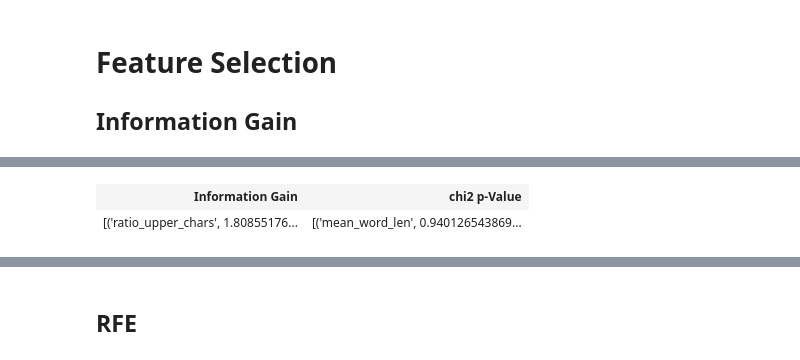
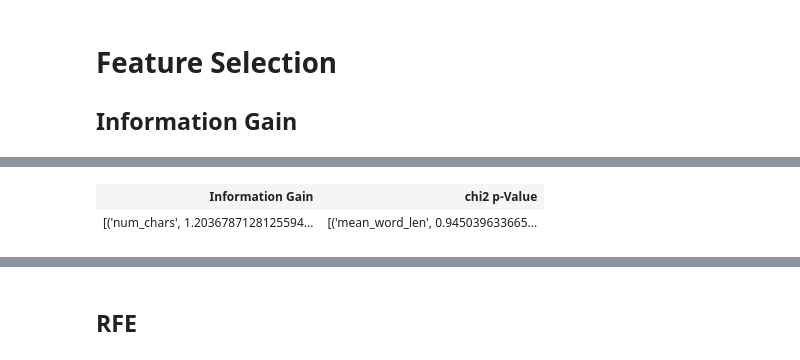
Before and after one commit to TimRepke/feiii2017, a Jupyter notebook: FEIII Challenge SVM.ipynb, the cells around one changed output, grey strips where cells are left out. Cells and saved outputs as stored; diff of their text form; code cells hidden in the pictures.

```diff
--- a/FEIII Challenge SVM.ipynb
+++ b/FEIII Challenge SVM.ipynb
@@ -2097,6 +2207,16 @@ agreement.describe()
 For a better overview the kappa scores visually for all pairs of annotators. Empty cells indicate, that there are no overlapping ratings.
 
 The plot on the left shows kappa values, that on the right the number of overlapping ratings.
+# %%
+vals = np.nan_to_num(smap.T+kmap)
+for i in range(smap.shape[0]):
+    for j in range(smap.shape[1]):
+        print(#"{}({},{}) [{:.2f}]".format(
+            "{} {} {:.2f}".format(
+            #"%" if not vals[i][j] else "",
+            i, j,
+            vals[i][j]
+            ))
 # %%
 %matplotlib inline
 import matplotlib.pyplot as plt
@@ -2173,8 +2362,12 @@ def entropy(x):
         s += (len(x[x==v])/len(x))*np.log2(len(x[x==v])/len(x))
     return -s
 
-def information_gain(X, y, a):
+def information_gain(X, y, a, bins=None):
     X_a = X[:,a]
+
+    if bins is not None:
+        X_a = (X_a - X_a.min())//((X_a.max()-X_a.min())/bins).clip(max=bins-1)
+
     s = 0
     for v in set(X_a):
         s += (len(X_a[X_a==v])/len(X)) * entropy(y[X_a==v])
@@ -2202,7 +2395,9 @@ np.set_printoptions(suppress=True)
 
 tmpmodel = IDFscorer(frm=train[mask],
                      train_size=0.9,
-                     pipln=[('vect', CountVectorizer(**cv_par)),
+                     pipln=[
+                            ('lem', Lemmatiser()),
+                            ('vect', CountVectorizer(**cv_par)),
                             ('tfidf', TfidfTransformer(**tt_par))
                      ])
 tmpmodel.short_setinfo()
@@ -2250,23 +2451,48 @@ X shape (871, 303)
 # %%
-def features(row):
-    _, row = row
-    raw = row['THREE_SENTENCES']
-    ret = {
-        'num_chars': len(raw),
-        'num_words': len(raw.split()),
-        'num_upper_chars': sum(1 for c in raw if c.isupper()),
-        'num_upper_words': sum(1 for w in raw.split() if w[0].isupper()),
-        'ratio_upper_chars': sum(1 for c in raw if c.isupper())/len(raw),
-        'ratio_upper_words': sum(1 for w in raw.split() if w[0].isupper())/len(raw.split()),
-        'mean_word_len': np.mean([len(w) for w in raw.split()])
+class SyntaxFeatures(BaseEstimator, TransformerMixin):
+    def __init__(self, asfrm=False, n_workers=6):
+        self.asfrm = asfrm
+        self.n_workers = n_workers
 
-    }
-    return ret
+    def fit(self, X, y=None):
+        return self
+
+    def transform(self, frm):
+        p = Pool(self.n_workers)
+        Xd = pd.DataFrame(p.map(self._features, frm.iterrows()), index=frm.index)
+        p.close()
+
+        if (self.asfrm):
+            return Xd
+
+        return Xd.as_matrix()
+
+    def _features(self, row):
+        _, row = row
+        raw = row['THREE_SENTENCES']
+        clean = row['clean']
+        counts_r = Counter(raw.split())
+        counts_c = Counter(clean.split())
+        ret = {
+            'num_chars': len(raw),
+            'num_words': len(raw.split()),
+            'num_upper_chars': sum(1 for c in raw if c.isupper()),
+            'num_upper_words': sum(1 for w in raw.split() if w[0].isupper()),
+            'ratio_upper_chars': sum(1 for c in raw if c.isupper())/len(raw),
+            'ratio_upper_words': sum(1 for w in raw.split() if w[0].isupper())/len(raw.split()),
+            'mean_word_len': np.mean([len(w) for w in raw.split()]),
+            'num_word_repetitions_raw': len({k:v for k,v in counts_r.items() if v>1}),
+            'num_word_repetitions_clean': len({k:v for k,v in counts_c.items() if v>1}),
+            'num_word_repetitions_raw_rel': len({k:v for k,v in counts_r.items() if v>1})/len(raw.split()),
+            'num_word_repetitions_clean_rel': len({k:v for k,v in counts_c.items() if v>1})/len(clean.split()),
+        }
+        return ret
+
+p = Pipeline([('ff', SyntaxFeatures(asfrm=True))])
 
 frm = tmpmodel.trainfrm
-p = Pool(7)
-Xd = pd.DataFrame(p.map(features, frm.iterrows()))
-p.close()
+
+Xd = p.transform(frm)
 X = Xd.as_matrix()
 y = tmpmodel.get_target(frm)
 
@@ -2275,7 +2501,7 @@ print('y shape', y.shape)
 
 def calcIG(kv):
     a, k = kv
-    return (k, information_gain(X, y, a))
+    return (k, information_gain(X, y, a, bins=5))
 
 p = Pool(7)
 gains = p.map(calcIG, enumerate(Xd.columns))
@@ -2301,5 +2527,5 @@ y shape (871,)
 | Information Gain | chi2 p-Value |
-| [('ratio_upper_chars', 1.80855176... | [('mean_word_len', 0.940126543869... |
+| [('num_chars', 1.2036787128125594... | [('mean_word_len', 0.945039633665... |
 # %%
 %matplotlib inline
 
```
Also changed, not shown: parts of 14 cells of this notebook, 1 other file.
